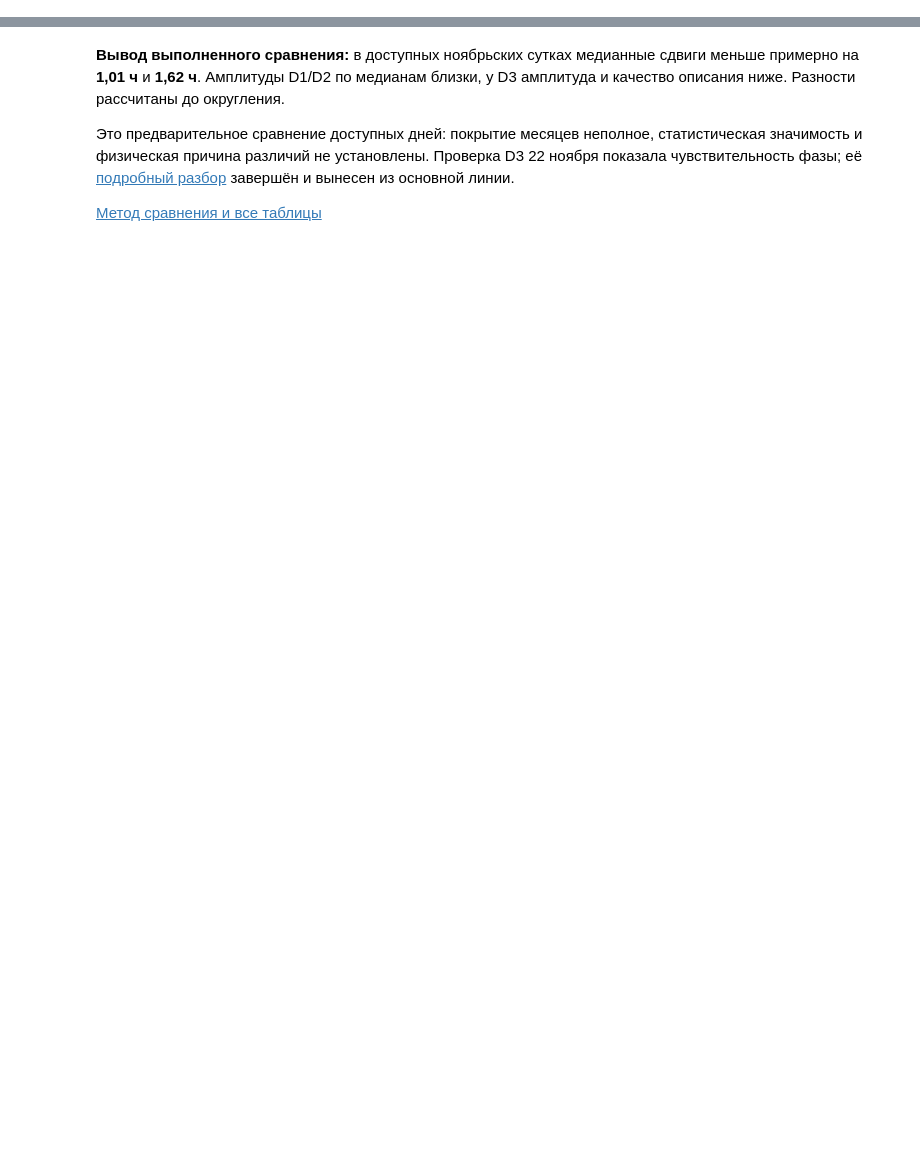
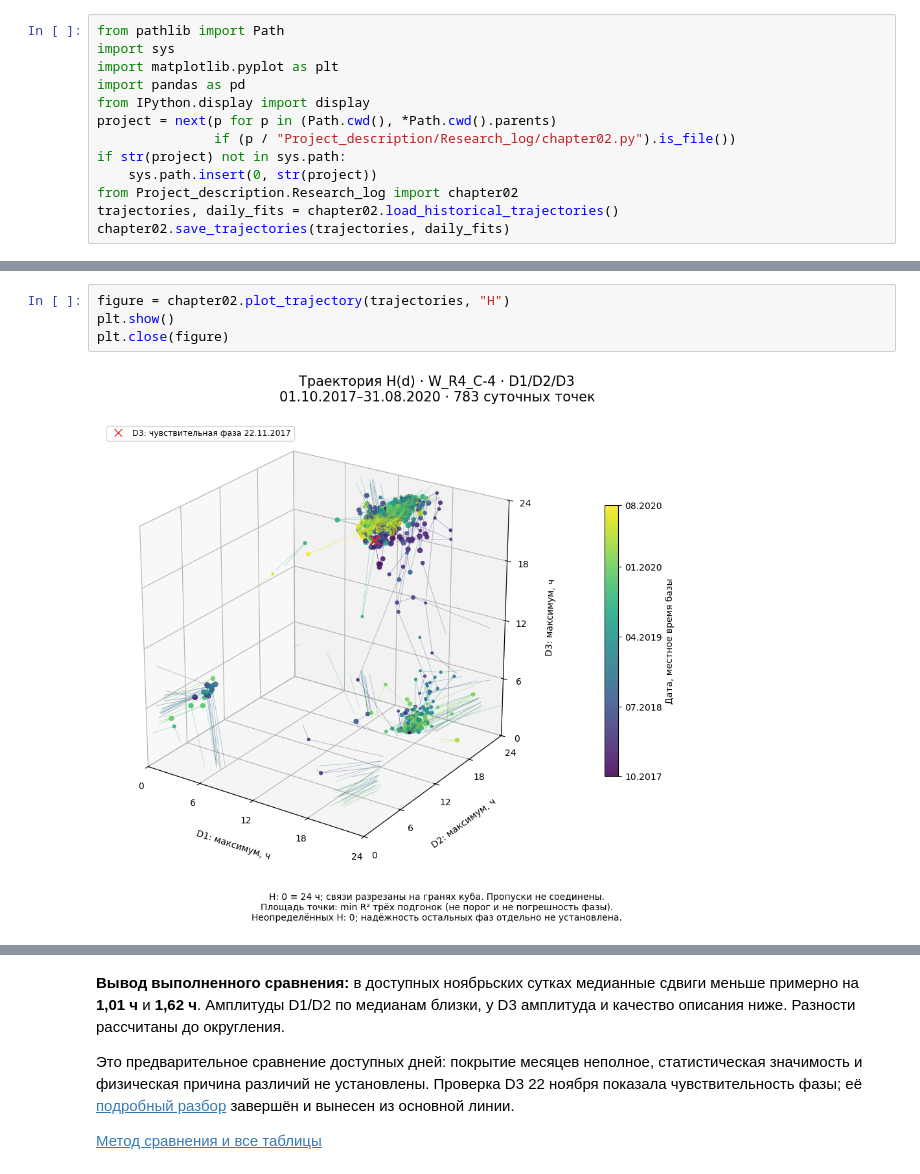
Before and after one commit to DimitriBolt/CO2Flux, a Jupyter notebook: Project_description/Research_log/02_monthly_changes.ipynb, the cells around one changed output, grey strips where cells are left out. Cells and saved outputs as stored; diff of their text form; blank space fills up the shorter version.

```diff
--- a/Project_description/Research_log/02_monthly_changes.ipynb
+++ b/Project_description/Research_log/02_monthly_changes.ipynb
@@ -20,0 +69,13 @@ CO₂ перед проверкой физических механизмов.
+# %%
+from pathlib import Path
+import sys
+import matplotlib.pyplot as plt
+import pandas as pd
+from IPython.display import display
+project = next(p for p in (Path.cwd(), *Path.cwd().parents)
+               if (p / "Project_description/Research_log/chapter02.py").is_file())
+if str(project) not in sys.path:
+    sys.path.insert(0, str(project))
+from Project_description.Research_log import chapter02
+trajectories, daily_fits = chapter02.load_historical_trajectories()
+chapter02.save_trajectories(trajectories, daily_fits)
@@ -20,0 +128,6 @@ CO₂ перед проверкой физических механизмов.
+# %%
+figure = chapter02.plot_trajectory(trajectories, "H")
+plt.show()
+plt.close(figure)
+# %% [output]
+[figure, added]
```
Also changed, not shown: parts of 20 cells of this notebook, 1 other file.
